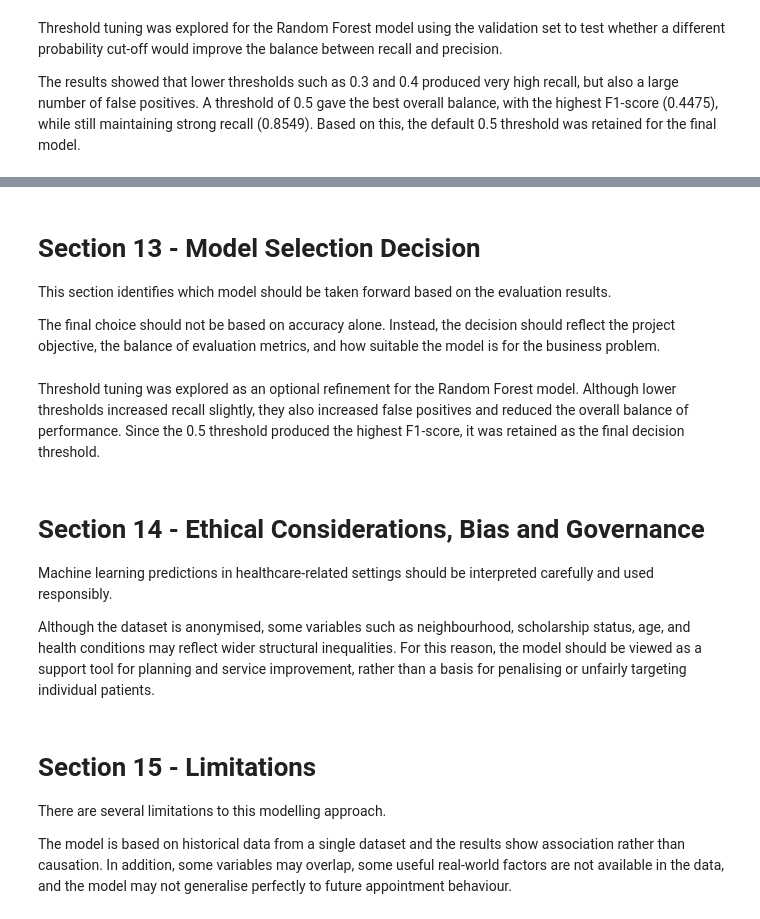
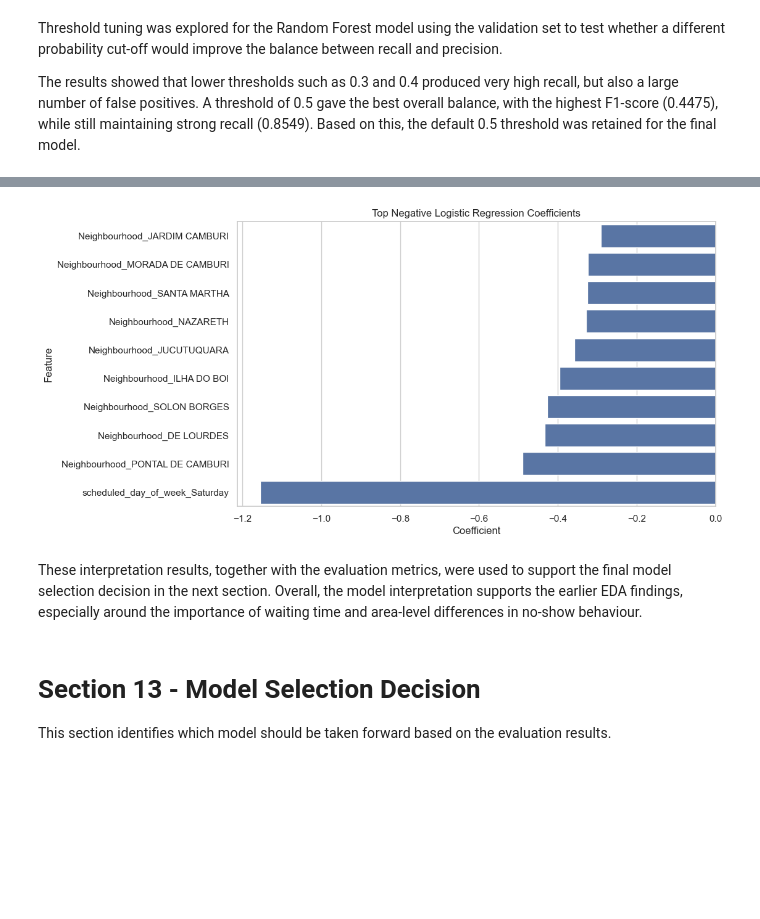
Before and after one commit to RNB1993/medical-appointment-no-show-analytics, a Jupyter notebook: jupyter_notebooks/03_ML.ipynb, the cells around one changed output, grey strips where cells are left out. Drawn from its saved outputs; the diff is of its cells as text; code cells hidden in the pictures; blank space fills up the shorter version.

```diff
--- a/jupyter_notebooks/03_ML.ipynb
+++ b/jupyter_notebooks/03_ML.ipynb
@@ -568,20 +660,14 @@ This section focuses on feature importance or model coefficients to identify whi
+# %%
+plt.figure(figsize=(10, 6))
+sns.barplot(data=top_negative, x="Coefficient", y="Feature")
+plt.title("Top Negative Logistic Regression Coefficients")
+plt.show()
+# %% [output]
+[figure, added]
+# %% [markdown]
+These interpretation results, together with the evaluation metrics, were used to support the final model selection decision in the next section.
+Overall, the model interpretation supports the earlier EDA findings, especially around the importance of waiting time and area-level differences in no-show behaviour.
 # %% [markdown]
 # Section 13 - Model Selection Decision
 
 This section identifies which model should be taken forward based on the evaluation results.
-
-The final choice should not be based on accuracy alone. Instead, the decision should reflect the project objective, the balance of evaluation metrics, and how suitable the model is for the business problem.
-# %% [markdown]
-Threshold tuning was explored as an optional refinement for the Random Forest model. Although lower thresholds increased recall slightly, they also increased false positives and reduced the overall balance of performance. Since the 0.5 threshold produced the highest F1-score, it was retained as the final decision threshold.
-# %% [markdown]
-# Section 14 - Ethical Considerations, Bias and Governance
-
-Machine learning predictions in healthcare-related settings should be interpreted carefully and used responsibly.
-
-Although the dataset is anonymised, some variables such as neighbourhood, scholarship status, age, and health conditions may reflect wider structural inequalities. For this reason, the model should be viewed as a support tool for planning and service improvement, rather than a basis for penalising or unfairly targeting individual patients.
-# %% [markdown]
-# Section 15 - Limitations
-
-There are several limitations to this modelling approach.
-
-The model is based on historical data from a single dataset and the results show association rather than causation. In addition, some variables may overlap, some useful real-world factors are not available in the data, and the model may not generalise perfectly to future appointment behaviour.
```
Also changed, not shown: parts of 25 cells of this notebook, 4 other files.
